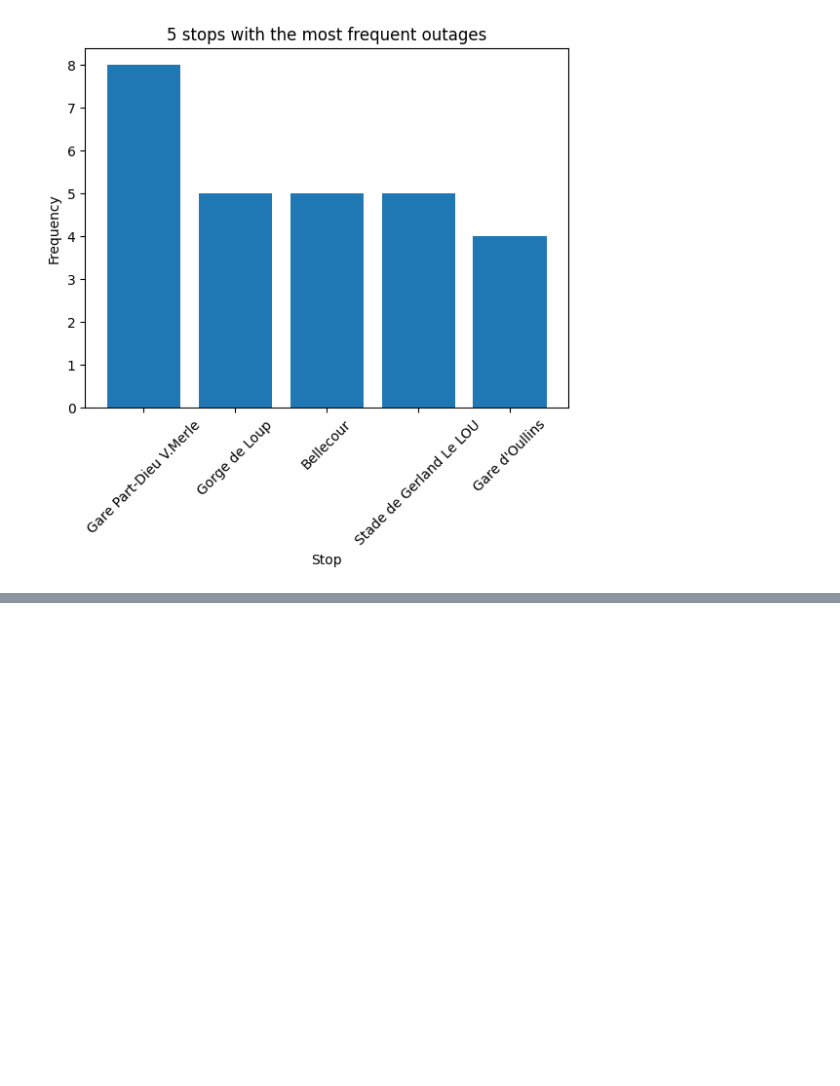
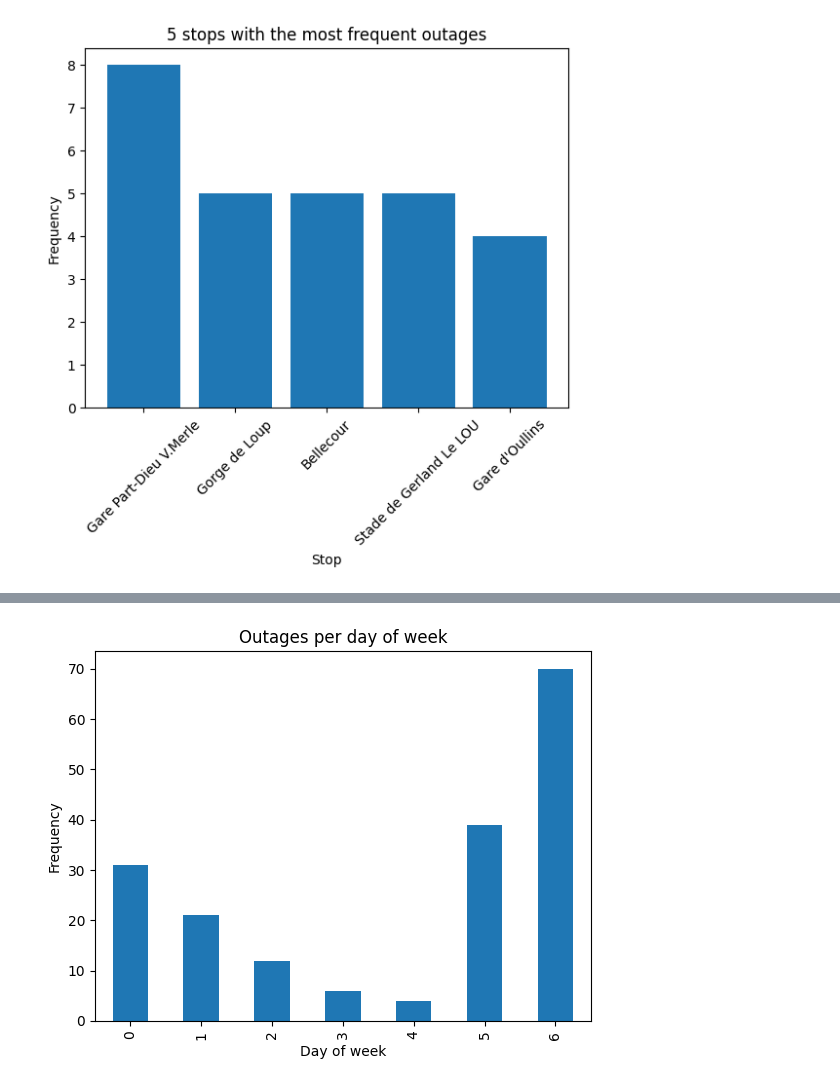
Before and after one commit to AldenCutler/LyonE24, a Jupyter notebook: stats-graphs/outages.ipynb, the cells around one changed output, grey strips where cells are left out. Saved outputs shown, nothing was run; the diff lists cells and outputs as text; code cells hidden in the pictures; blank space fills up the shorter version.

```diff
--- a/stats-graphs/outages.ipynb
+++ b/stats-graphs/outages.ipynb
@@ -142,0 +162,10 @@ plt.show()
+# %%
+# barplot outages per day of week
+outages_df['day_of_week'] = outages_df['updated_at'].dt.dayofweek
+outages_df.groupby('day_of_week').size().plot(kind='bar')
+plt.title('Outages per day of week')
+plt.xlabel('Day of week')
+plt.ylabel('Frequency')
+plt.show()
+# %% [output]
+[figure, added]
```
Also changed, not shown: parts of 8 cells of this notebook, 8 other files.
